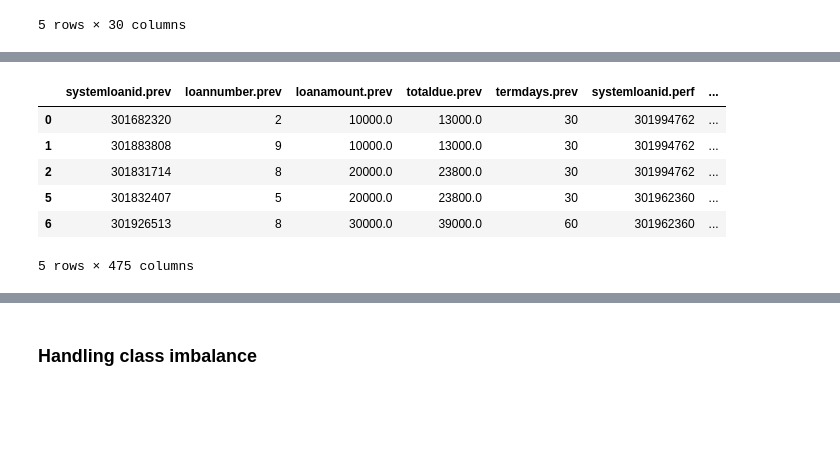
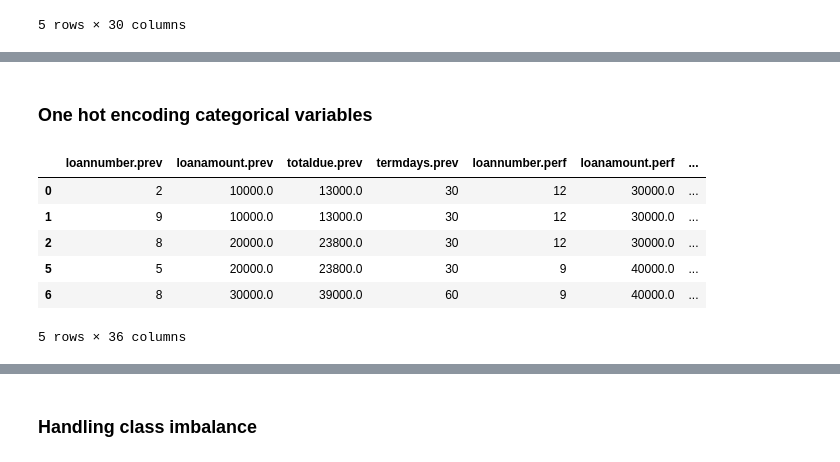
Before and after one commit to frank015940/Loan-Default-Prediction, a Jupyter notebook: loan_default.ipynb, the cells around one changed output, grey strips where cells are left out. Drawn from its saved outputs; the diff is of its cells as text; code cells hidden in the pictures; blank space fills up the shorter version.

```diff
--- a/loan_default.ipynb
+++ b/loan_default.ipynb
@@ -760,25 +736,24 @@ We can see that there is a negative correlation between the previous and current
 # %%
+#Convert date columns to datetime objects
+date_columns = ['firstduedate', 'firstrepaiddate']
+for col in date_columns: merged_data[col] = pd.to_datetime(merged_data[col])
 
-# Convert date columns to datetime objects
-date_columns = ['firstduedate', 'firstrepaiddate']
-for col in date_columns:
-    merged_data[col] = pd.to_datetime(merged_data[col])
-
-# Create a new column called 'date' that contains only the date part of 'firstrepaiddate'
+#Create a new column called ‘date’ that contains only the date part of ‘firstrepaiddate’
 merged_data['date'] = merged_data['firstrepaiddate'].dt.date
 
-# Group data by date and count the number of loan payments
+#Group data by date and count the number of loan payments
 daily_payment_counts = merged_data.groupby('date')['firstrepaiddate'].count().reset_index()
 
-# Create a time series line plot
+#Create a time series line plot
 plt.figure(figsize=(12, 6))
-plt.plot(daily_payment_counts['date'], daily_payment_counts['firstrepaiddate'], marker='o', linestyle='-', color='b')
+
+#Convert pandas series to numpy arrays before plotting
+plt.plot(daily_payment_counts['date'].values, daily_payment_counts['firstrepaiddate'].values, marker='o', linestyle='-', color='b')
 plt.title('Daily Loan Payment Trend Over Time')
 plt.xlabel('Date')
 plt.ylabel('Number of Loan Payments')
 plt.grid(True)
-
-# Format the x-axis labels as day, month, and year
+#Format the x-axis labels as day, month, and year
 myFmt = mdates.DateFormatter('%d-%m-%Y')
 plt.gca().xaxis.set_major_formatter(myFmt)
 plt.xticks(rotation=45)
@@ -834,13 +810,15 @@ interest_rate                 0
 date                          0
 dtype: int64
 # %%
-# Calculating the age of the customers
-# Importing the relevant column
+#Calculating the age of the customers
+#Importing the relevant column
 from datetime import datetime
 
 merged_data['birthdate'] = pd.to_datetime(merged_data['birthdate'])
 merged_data['approveddate.perf'] = pd.to_datetime(merged_data['approveddate.perf'])
-merged_data['age'] = (merged_data['approveddate.perf'] - merged_data['birthdate']).astype('<m8[Y]')
+
+#Use the dt.year attribute to calculate the age in years
+merged_data['age'] = merged_data['approveddate.perf'].dt.year - merged_data['birthdate'].dt.year
 merged_data.head()
 # %% [output]
 |  | customerid | systemloanid.prev | loannumber.prev | approveddate.prev | creationdate.prev | loanamount.prev | ... |
@@ -924,0 +855,6 @@ Index(['customerid', 'systemloanid.prev', 'loannumber.prev', 'loanamount.prev',
+# %%
+columns_to_drop = ['longitude_gps','latitude_gps','approveddate.prev','customerid','systemloanid.prev','systemloanid.perf',
+                          'approveddate.perf','level_of_education_clients', 'birthdate','closeddate','date','creationdate.prev', 'firstduedate', 'firstrepaiddate', 'creationdate.perf']
+
+
+merged_data.drop(columns=columns_to_drop, inplace=True)
@@ -925,11 +876,13 @@ Index(['customerid', 'systemloanid.prev', 'loannumber.prev', 'loanamount.prev',
+# %% [markdown]
+### One hot encoding categorical variables
 # %%
-df_with_dummies = pd.get_dummies(my_df,drop_first=True)
+df_with_dummies = pd.get_dummies(merged_data,drop_first=True)
 df_with_dummies.head()
 # %% [output]
-|  | systemloanid.prev | loannumber.prev | loanamount.prev | totaldue.prev | termdays.prev | systemloanid.perf | ... |
-| 0 | 301682320 | 2 | 10000.0 | 13000.0 | 30 | 301994762 | ... |
-| 1 | 301883808 | 9 | 10000.0 | 13000.0 | 30 | 301994762 | ... |
-| 2 | 301831714 | 8 | 20000.0 | 23800.0 | 30 | 301994762 | ... |
-| 5 | 301832407 | 5 | 20000.0 | 23800.0 | 30 | 301962360 | ... |
-| 6 | 301926513 | 8 | 30000.0 | 39000.0 | 60 | 301962360 | ... |
+|  | loannumber.prev | loanamount.prev | totaldue.prev | termdays.prev | loannumber.perf | loanamount.perf | ... |
+| 0 | 2 | 10000.0 | 13000.0 | 30 | 12 | 30000.0 | ... |
+| 1 | 9 | 10000.0 | 13000.0 | 30 | 12 | 30000.0 | ... |
+| 2 | 8 | 20000.0 | 23800.0 | 30 | 12 | 30000.0 | ... |
+| 5 | 5 | 20000.0 | 23800.0 | 30 | 9 | 40000.0 | ... |
+| 6 | 8 | 30000.0 | 39000.0 | 60 | 9 | 40000.0 | ... |
-5 rows × 475 columns
+5 rows × 36 columns
```
Also changed, not shown: parts of 65 cells of this notebook.
